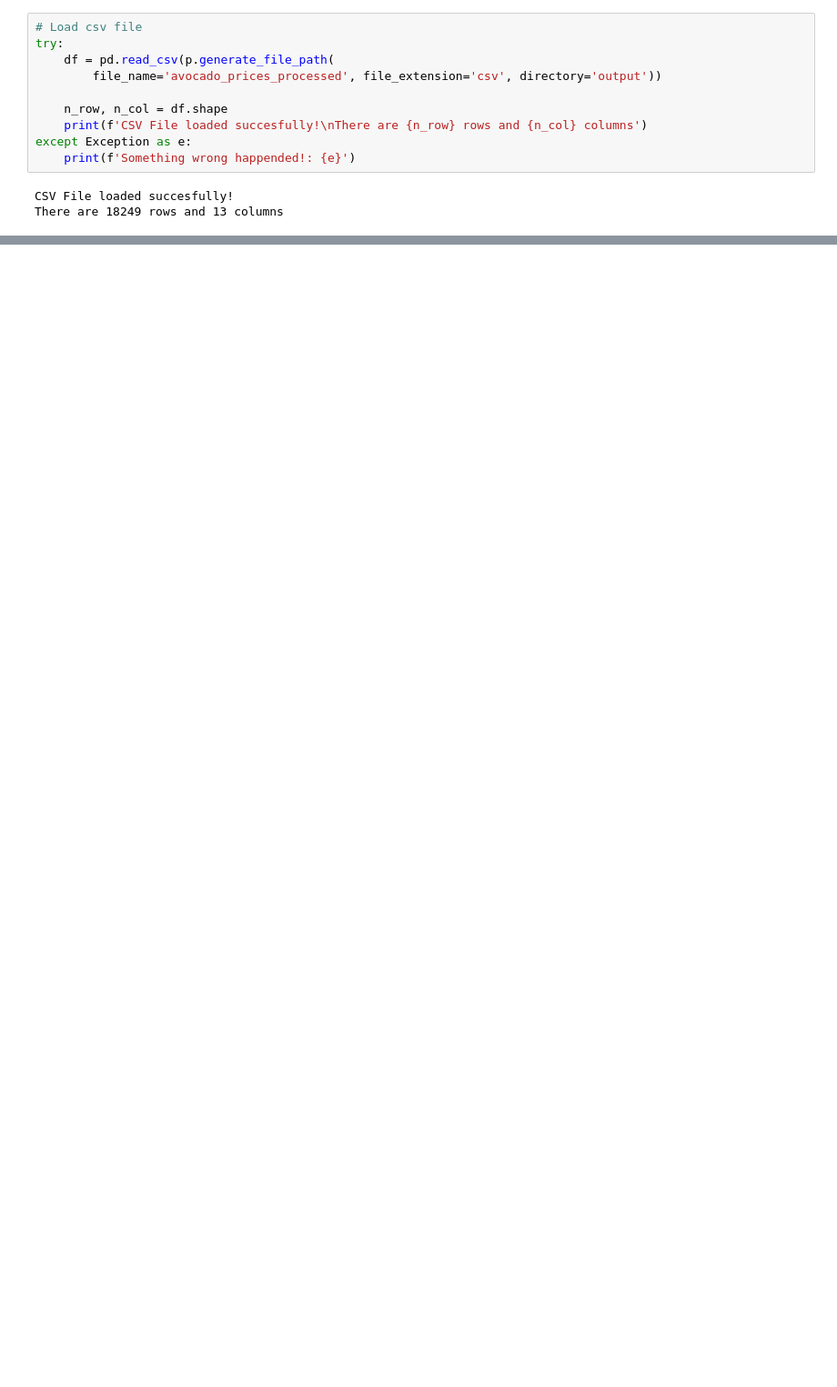
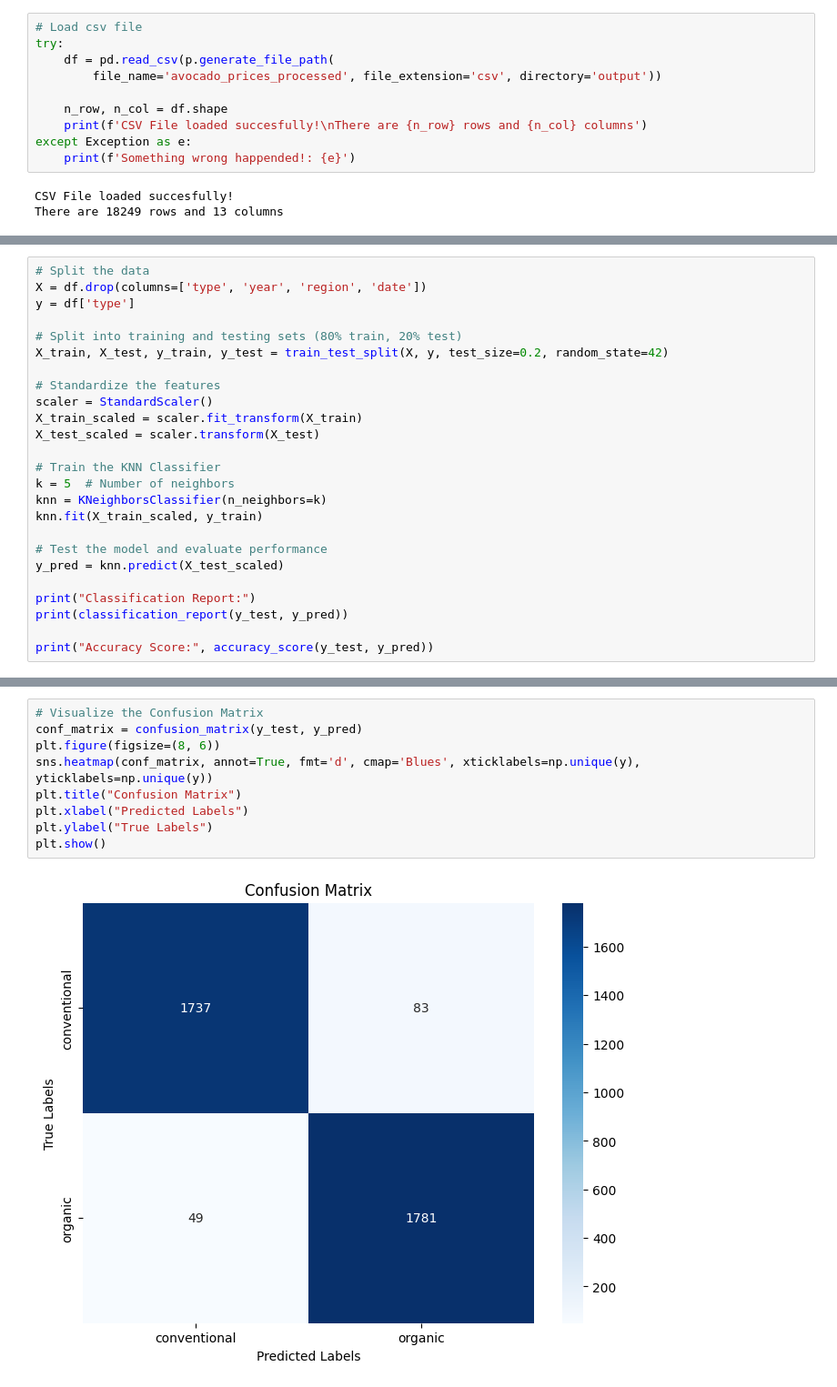
Before and after one commit to SandovalAguilar/data_mining, a Jupyter notebook: project/activities/06_data_classification.ipynb, the cells around one changed output, grey strips where cells are left out. Shown at 91% size. Saved outputs shown, nothing was run; the diff lists cells and outputs as text; blank space fills up the shorter version.

```diff
--- a/project/activities/06_data_classification.ipynb
+++ b/project/activities/06_data_classification.ipynb
@@ -81,0 +36,25 @@ formatted_class_report_df
+# %%
+# Split the data
+X = df.drop(columns=['type', 'year', 'region', 'date'])
+y = df['type']
+
+# Split into training and testing sets (80% train, 20% test)
+X_train, X_test, y_train, y_test = train_test_split(X, y, test_size=0.2, random_state=42)
+
+# Standardize the features
+scaler = StandardScaler()
+X_train_scaled = scaler.fit_transform(X_train)
+X_test_scaled = scaler.transform(X_test)
+
+# Train the KNN Classifier
+k = 5  # Number of neighbors
+knn = KNeighborsClassifier(n_neighbors=k)
+knn.fit(X_train_scaled, y_train)
+
+# Test the model and evaluate performance
+y_pred = knn.predict(X_test_scaled)
+
+print("Classification Report:")
+print(classification_report(y_test, y_pred))
+
+print("Accuracy Score:", accuracy_score(y_test, y_pred))
@@ -81,0 +73,11 @@ formatted_class_report_df
+# %%
+# Visualize the Confusion Matrix
+conf_matrix = confusion_matrix(y_test, y_pred)
+plt.figure(figsize=(8, 6))
+sns.heatmap(conf_matrix, annot=True, fmt='d', cmap='Blues', xticklabels=np.unique(y), yticklabels=np.unique(y))
+plt.title("Confusion Matrix")
+plt.xlabel("Predicted Labels")
+plt.ylabel("True Labels")
+plt.show()
+# %% [output]
+[figure, added]
```
Also changed, not shown: parts of 4 cells of this notebook, 9 other files.
